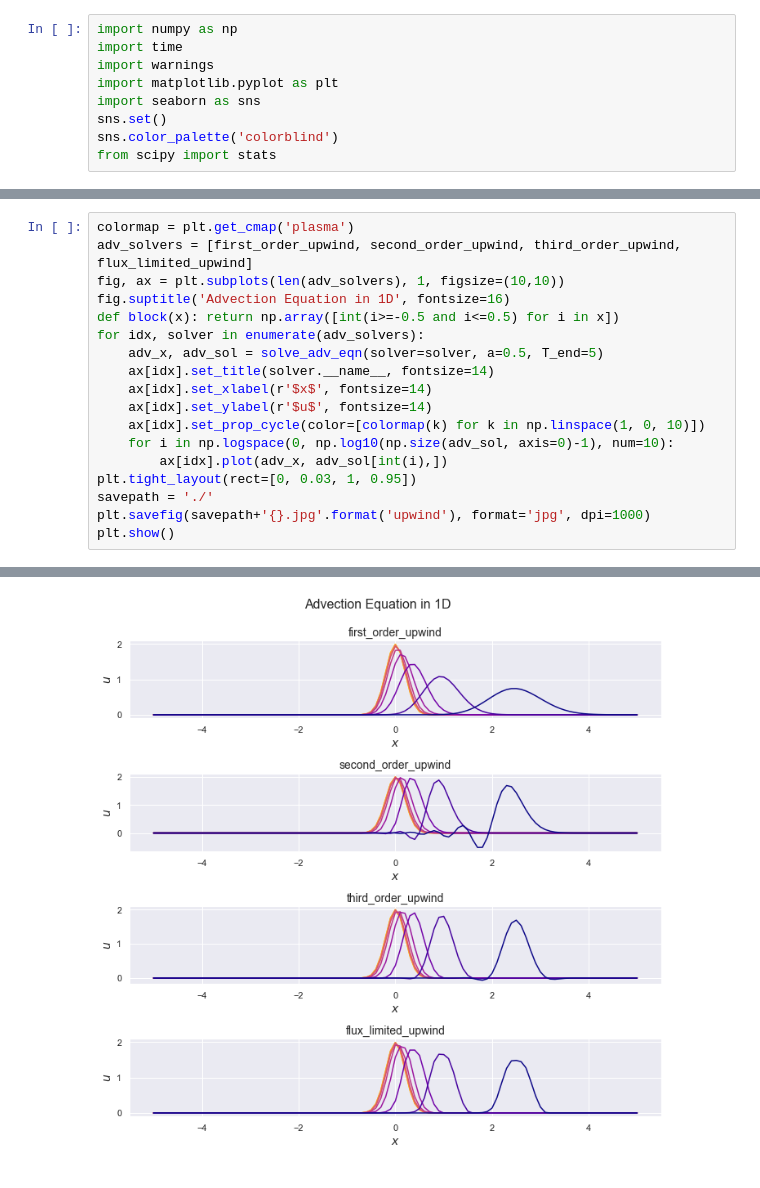
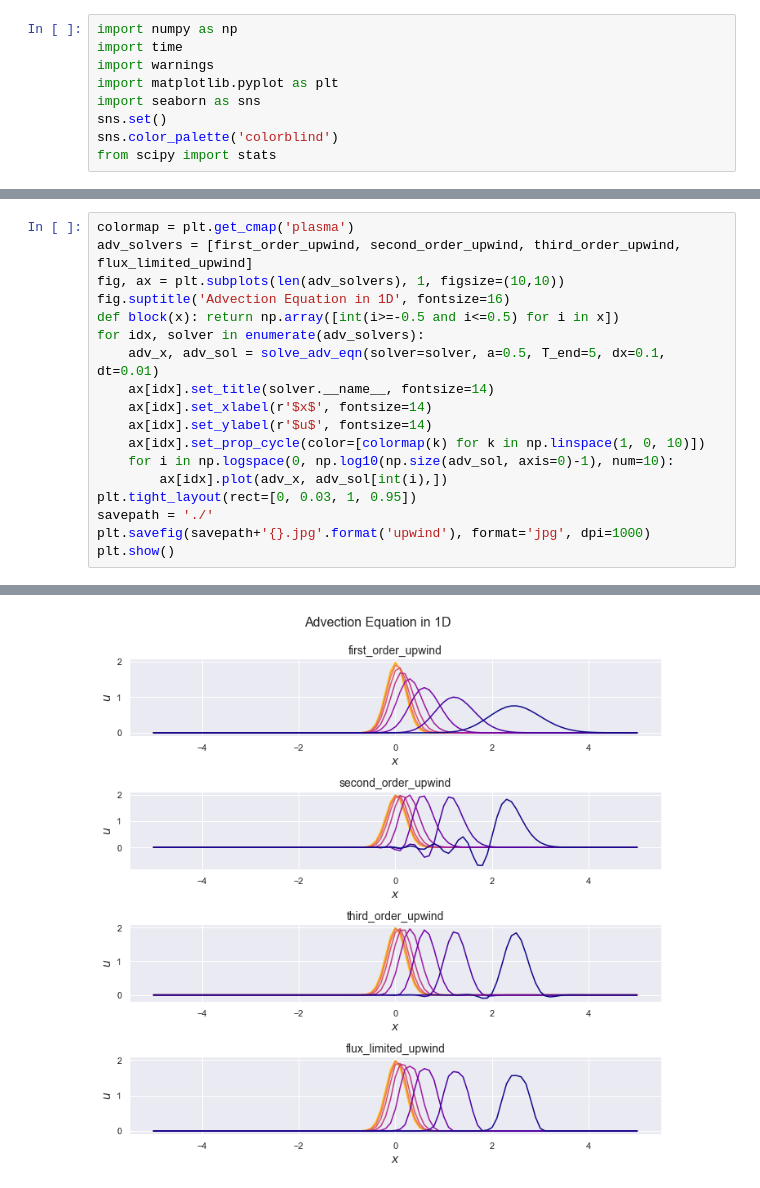
Before and after one commit to Tom271/InteractingParticleSystems, a Jupyter notebook: AdvectionConstCoeff.ipynb, the cells around one changed output, grey strips where cells are left out. Saved outputs shown, nothing was run; the diff lists cells and outputs as text.

```diff
--- a/AdvectionConstCoeff.ipynb
+++ b/AdvectionConstCoeff.ipynb
@@ -117,7 +119,7 @@ fig, ax = plt.subplots(len(adv_solvers), 1, figsize=(10,10))
 fig.suptitle('Advection Equation in 1D', fontsize=16)
 def block(x): return np.array([int(i>=-0.5 and i<=0.5) for i in x])
 for idx, solver in enumerate(adv_solvers):
-    adv_x, adv_sol = solve_adv_eqn(solver=solver, a=0.5, T_end=5)
+    adv_x, adv_sol = solve_adv_eqn(solver=solver, a=0.5, T_end=5, dx=0.1, dt=0.01)
     ax[idx].set_title(solver.__name__, fontsize=14)
     ax[idx].set_xlabel(r'$x$', fontsize=14)
     ax[idx].set_ylabel(r'$u$', fontsize=14)
@@ -133,4 +135,4 @@ first_order_upwind mass loss was 0.00000%
 second_order_upwind mass loss was -0.00000%
 third_order_upwind mass loss was 0.00000%
 flux_limited_upwind mass loss was 0.00000%
-[figure, old version]
+[figure, new version]
```
Also changed, not shown: parts of 3 cells of this notebook, 3 other files.
